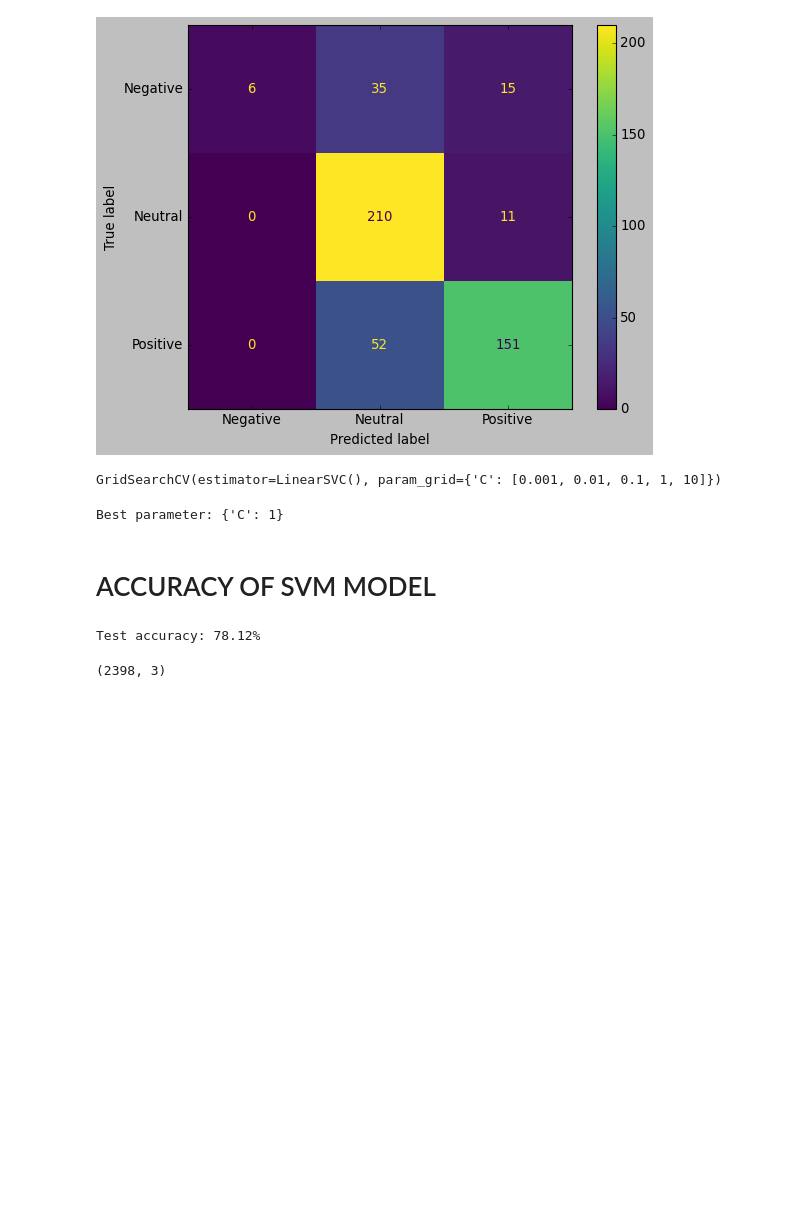
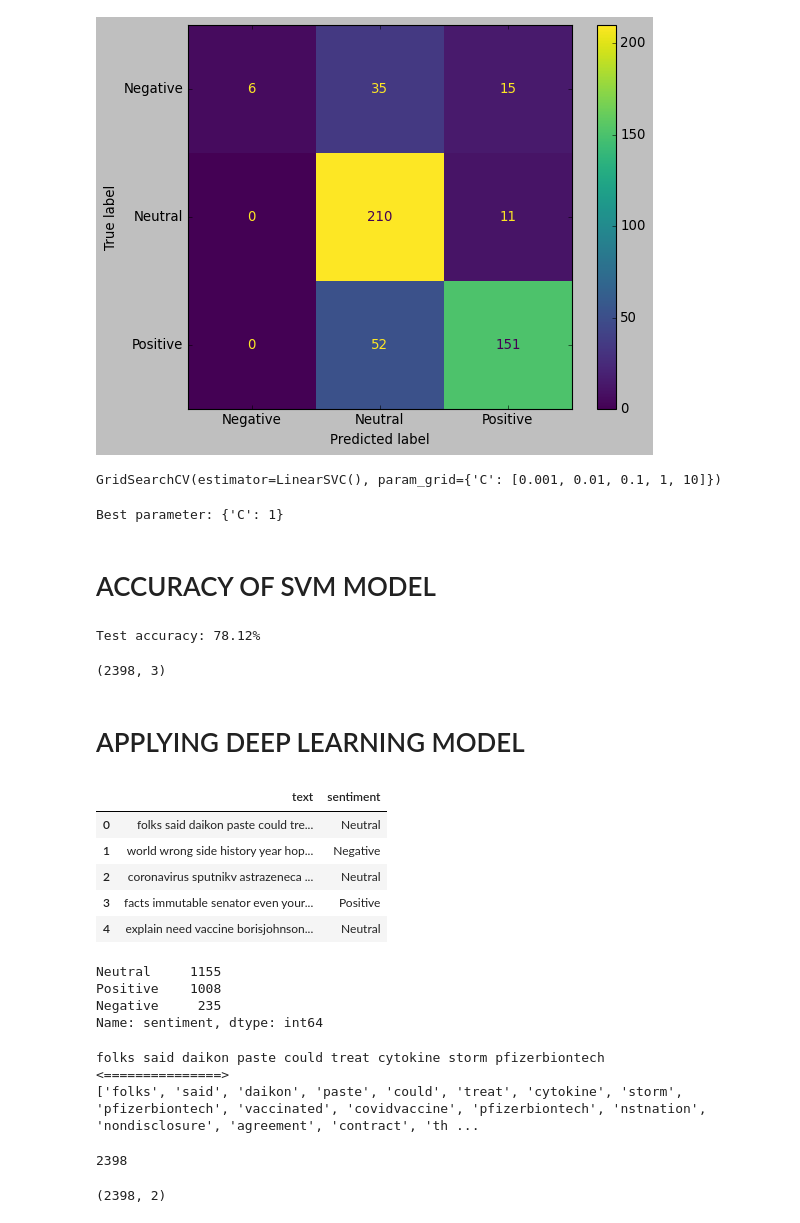
Before and after one commit to keshav2410garg/MAJOR2-PROJECT, a Jupyter notebook: sentimental analysis.ipynb, the cells around one changed output. Saved outputs shown, nothing was run; the diff lists cells and outputs as text; code cells hidden in the pictures; blank space fills up the shorter version.

```diff
--- a/sentimental analysis.ipynb
+++ b/sentimental analysis.ipynb
@@ -477,3 +495,5 @@ Test accuracy: 78.12%
 text_df.shape
 # %% [output]
 (2398, 3)
+# %% [markdown]
+# APPLYING DEEP LEARNING MODEL
@@ -479,0 +511,26 @@ text_df.shape
+# %%
+z = text_df.drop(['polarity'], axis=1)
+z.head()
+# %% [output]
+|  | text | sentiment |
+| 0 | folks said daikon paste could tre... | Neutral |
+| 1 | world wrong side history year hop... | Negative |
+| 2 | coronavirus sputnikv astrazeneca ... | Neutral |
+| 3 | facts immutable senator even your... | Positive |
+| 4 | explain need vaccine borisjohnson... | Neutral |
+# %%
+z.sentiment.value_counts()
+# %% [output]
+Neutral     1155
+Positive    1008
+Negative     235
+Name: sentiment, dtype: int64
+# %%
+txt=z['text'][0]
+print(txt)
+print("<===============>")
+print(word_tokenize(text))
+# %% [output]
+folks said daikon paste could treat cytokine storm pfizerbiontech
+<===============>
+['folks', 'said', 'daikon', 'paste', 'could', 'treat', 'cytokine', 'storm', 'pfizerbiontech', 'vaccinated', 'covidvaccine', 'pfizerbiontech', 'nstnation', 'nondisclosure', 'agreement', 'contract', 'th ...
@@ -479,0 +542,9 @@ text_df.shape
+# %%
+num_words=len(corpus)
+print(num_words)
+# %% [output]
+2398
+# %%
+z.shape
+# %% [output]
+(2398, 2)
```
Also changed, not shown: parts of 16 cells of this notebook, 2 other files.
